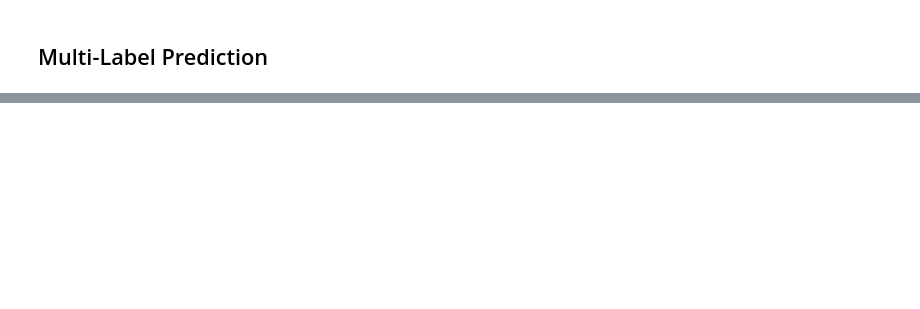
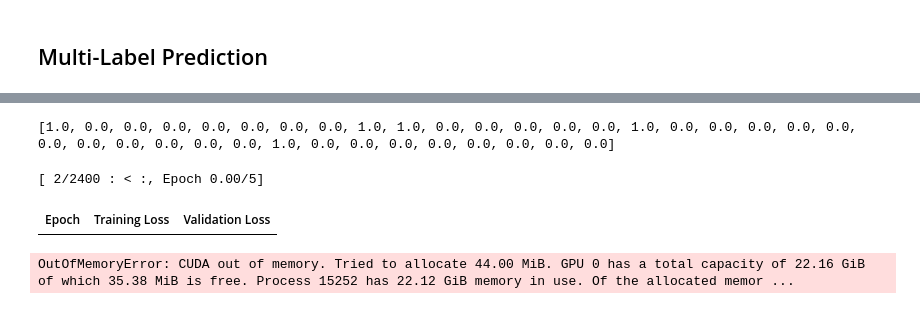
Before and after one commit to nadaamoharram/MLMA_Toxicity_Detection_Deep_Learning, a Jupyter notebook: Modeling/Baseline_RemBERT.ipynb, the cells around one changed output, grey strips where cells are left out. Saved outputs shown, nothing was run; the diff lists cells and outputs as text; code cells hidden in the pictures; blank space fills up the shorter version.

Commit message:
multi-label in-progress, baseline done

```diff
--- a/Modeling/Baseline_RemBERT.ipynb
+++ b/Modeling/Baseline_RemBERT.ipynb
@@ -591,6 +699,8 @@ trainer = Trainer(
     tokenizer=tokenizer,
     compute_metrics=compute_metrics
 )
+# %%
+trainer.can_return_loss = True # try to fix no log issue (for loss)
 # %%
 print(encoded_dataset['train']['labels'][13000])
 # %%
@@ -842,0 +961,10 @@ for i, label_name in id2label.items():
+# %%
+from transformers import AutoTokenizer, AutoModelForSequenceClassification
+
+tokenizer = AutoTokenizer.from_pretrained('google/rembert')
+model = AutoModelForSequenceClassification.from_pretrained('google/rembert',
+                                                           problem_type="multi_label_classification",
+                                                           num_labels=len(all_binary_labels),
+                                                           id2label=id2label,
+                                                           label2id=label2id)
+model.gradient_checkpointing_enable() # to help memory issues
@@ -842,0 +1151,15 @@ for i, label_name in id2label.items():
+# %%
+trainer = Trainer(
+    model,
+    args,
+    train_dataset=encoded_dataset["train"],
+    eval_dataset=encoded_dataset["validation"],
+    tokenizer=tokenizer,
+    compute_metrics=compute_metrics
+)
+# %%
+trainer.can_return_loss = True # try to fix no log issue (for loss)
+# %%
+print(encoded_dataset['train']['labels'][13000])
+# %% [output]
+[1.0, 0.0, 0.0, 0.0, 0.0, 0.0, 0.0, 0.0, 1.0, 1.0, 0.0, 0.0, 0.0, 0.0, 0.0, 1.0, 0.0, 0.0, 0.0, 0.0, 0.0, 0.0, 0.0, 0.0, 0.0, 0.0, 0.0, 1.0, 0.0, 0.0, 0.0, 0.0, 0.0, 0.0, 0.0, 0.0]
@@ -842,0 +1172,6 @@ for i, label_name in id2label.items():
+# %%
+trainer.train()
+# %% [output]
+[ 2/2400 : < :, Epoch 0.00/5]
+| Epoch | Training Loss | Validation Loss |
+OutOfMemoryError: CUDA out of memory. Tried to allocate 44.00 MiB. GPU 0 has a total capacity of 22.16 GiB of which 35.38 MiB is free. Process 15252 has 22.12 GiB memory in use. Of the allocated memor ...
```
Also changed, not shown: parts of 61 cells of this notebook.
